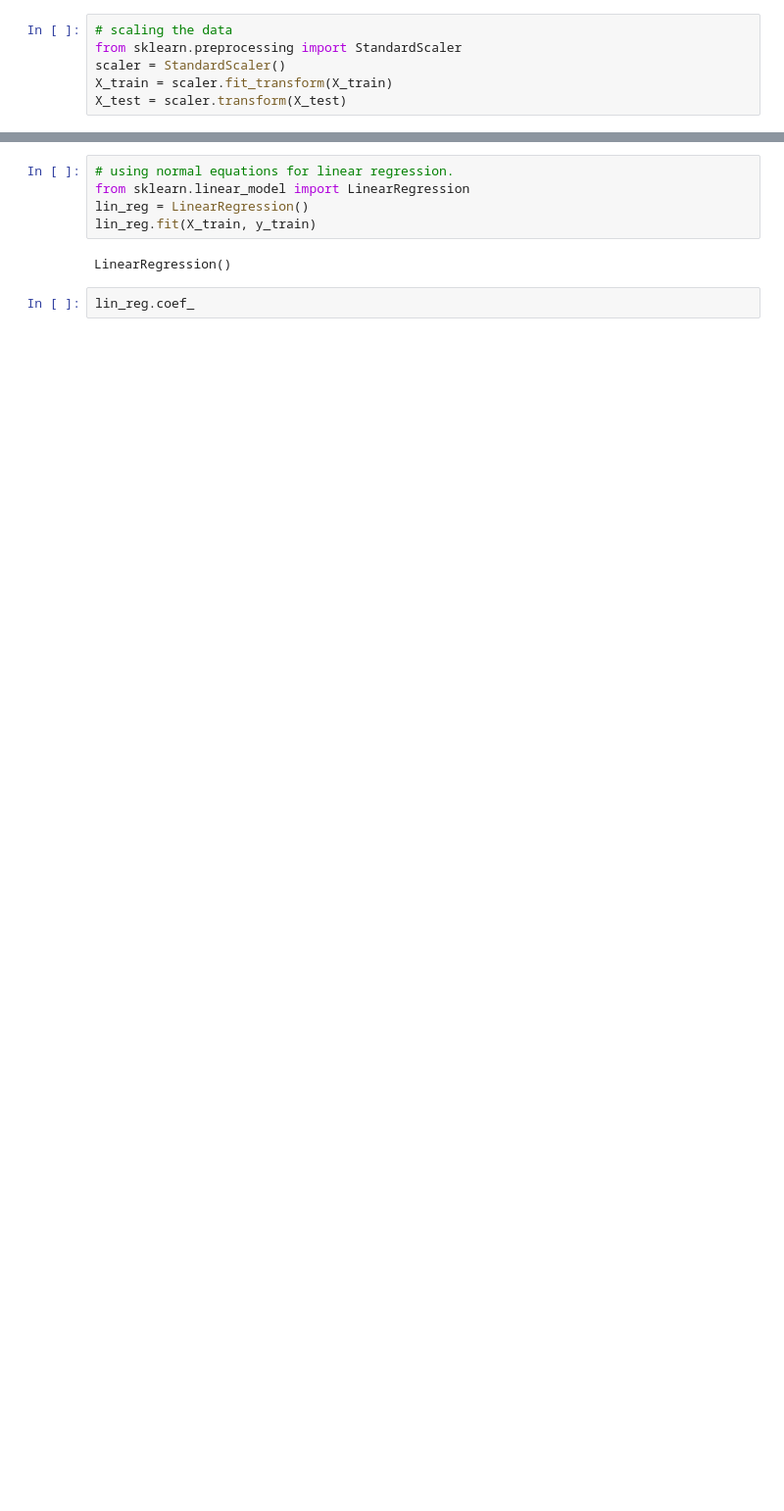
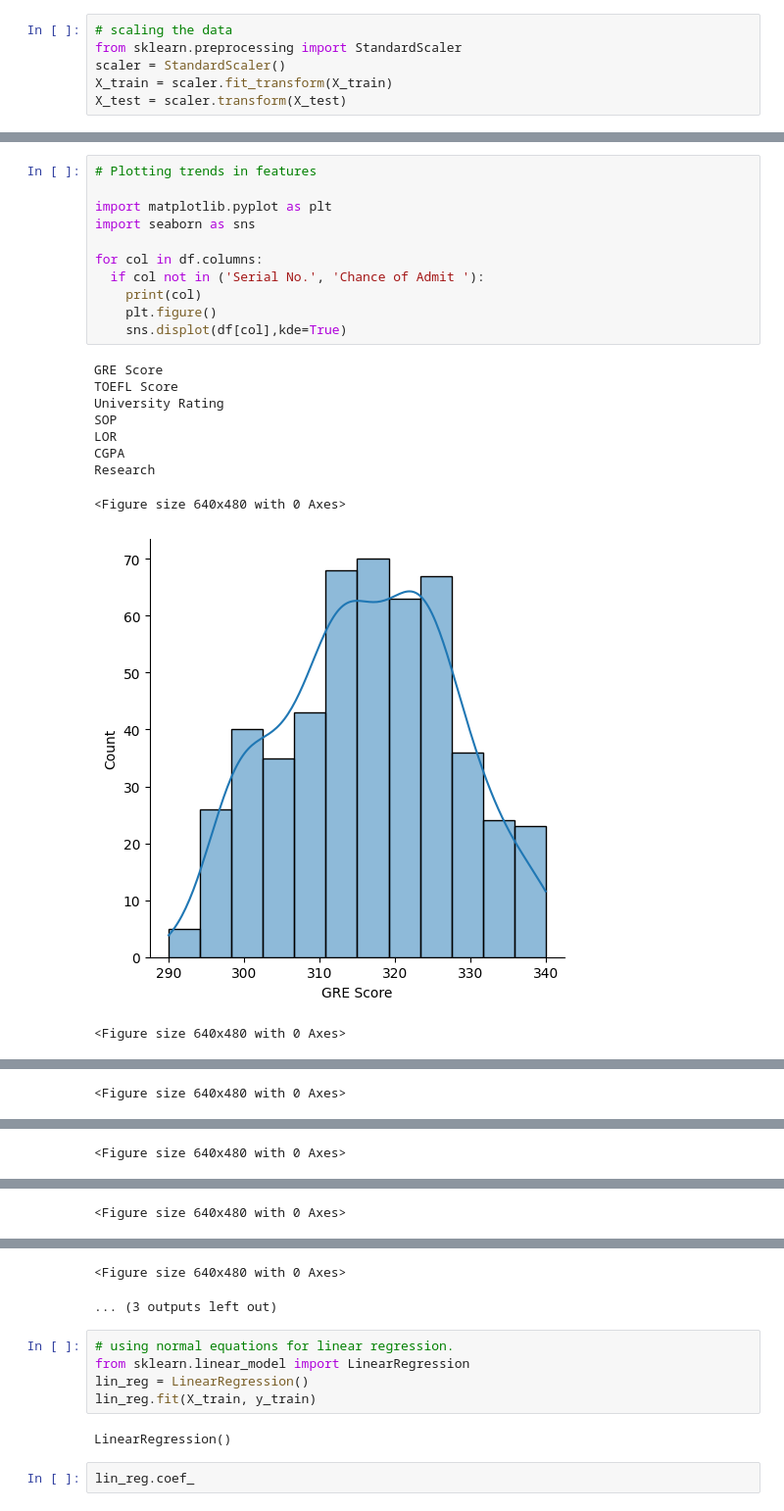
Before and after one commit to Demon-Sheriff/Linear-Alg_ML_fs, a Jupyter notebook: Jamboree_LR_case_study.ipynb, the cells around one changed output, grey strips where cells are left out. Shown: that part at 98% size. Drawn from its saved outputs; the diff is of its cells as text; blank space fills up the shorter version.

```diff
--- a/Jamboree_LR_case_study.ipynb
+++ b/Jamboree_LR_case_study.ipynb
@@ -161,0 +171,22 @@ dtype: float64
+# %%
+# Plotting trends in features
+
+import matplotlib.pyplot as plt
+import seaborn as sns
+
+for col in df.columns:
+  if col not in ('Serial No.', 'Chance of Admit '):
+    print(col)
+    plt.figure()
+    sns.displot(df[col],kde=True)
+# %% [output]
+GRE Score
+TOEFL Score
+University Rating
+SOP
+LOR
+CGPA
+Research
+<Figure size 640x480 with 0 Axes>
+[figure, added]
+<Figure size 640x480 with 0 Axes>
@@ -161,0 +194 @@ dtype: float64
+<Figure size 640x480 with 0 Axes>
@@ -161,0 +196 @@ dtype: float64
+<Figure size 640x480 with 0 Axes>
@@ -161,0 +198 @@ dtype: float64
+<Figure size 640x480 with 0 Axes>
@@ -162,3 +200,5 @@ dtype: float64
+<Figure size 640x480 with 0 Axes>
+... (3 outputs left out)
 # %%
 # using normal equations for linear regression.
 from sklearn.linear_model import LinearRegression
```
Also changed, not shown: parts of 24 cells of this notebook.
